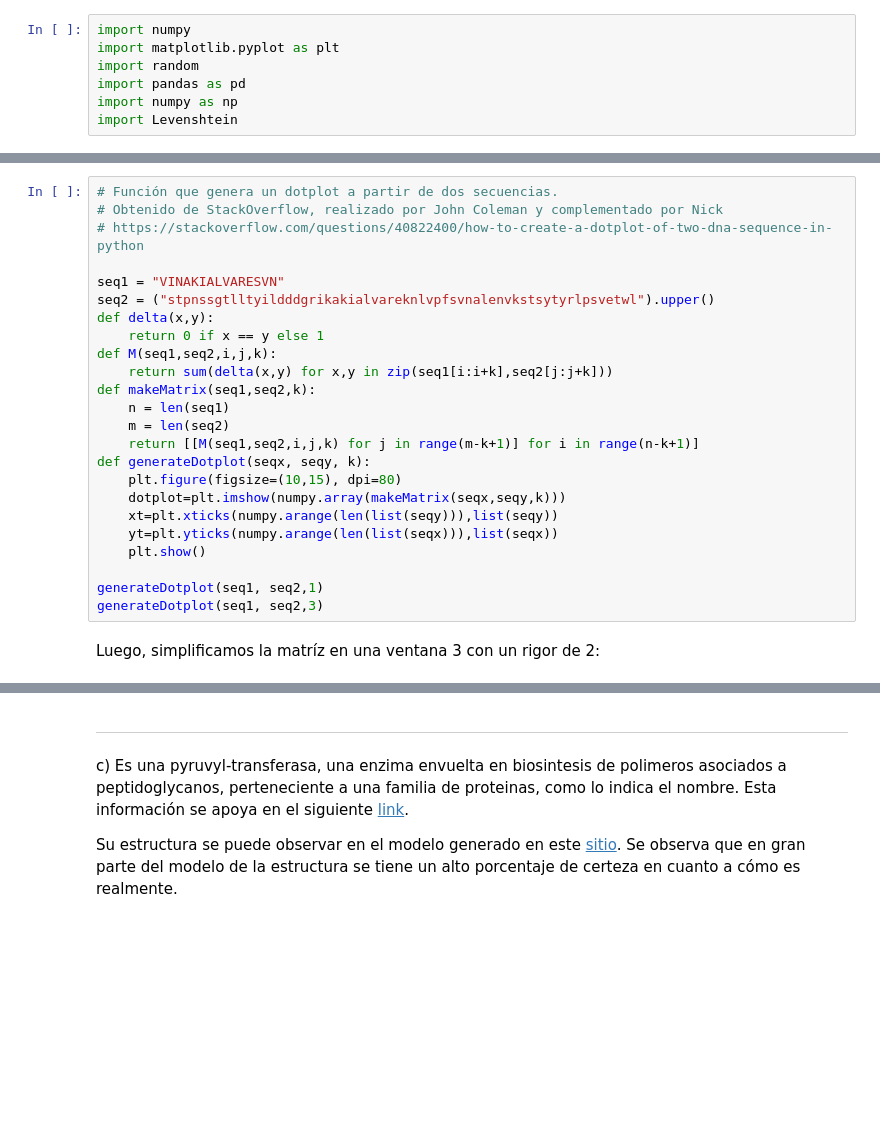
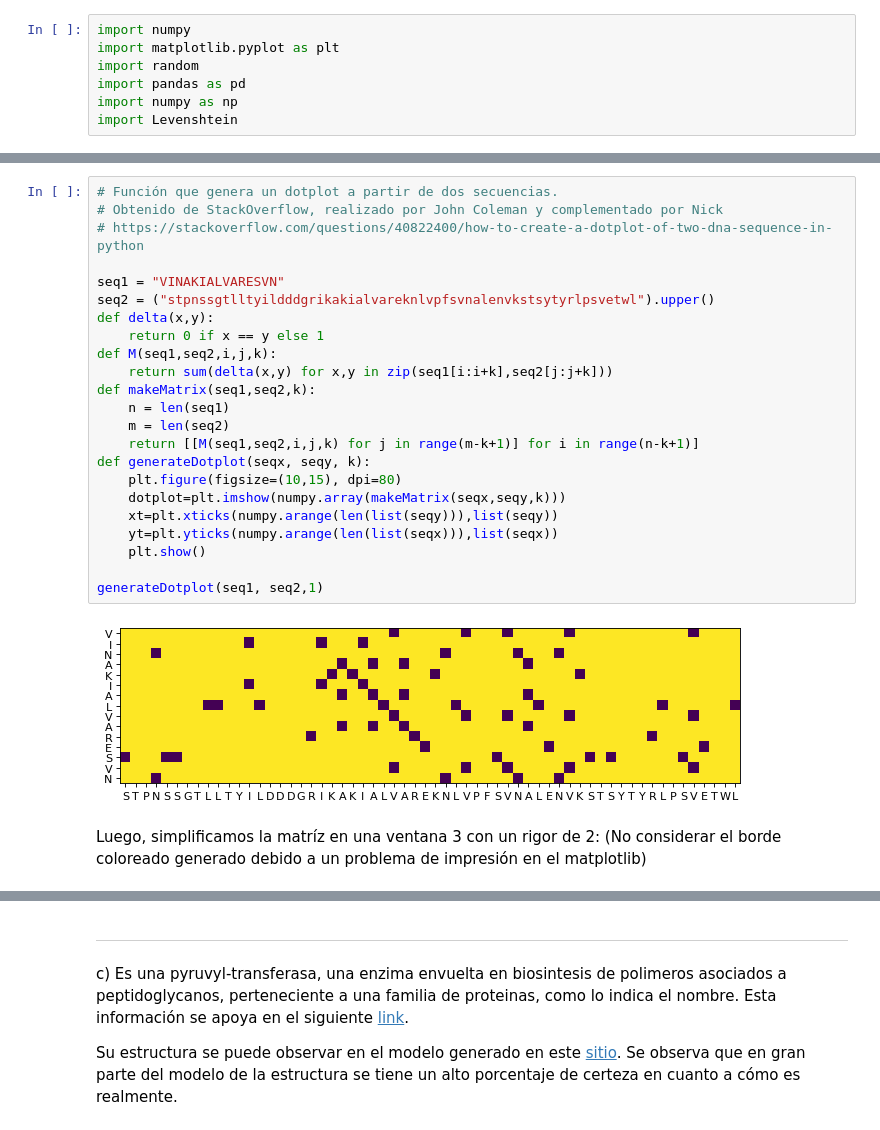
Before and after one commit to MaxGGx/Introduccion-a-bioinformatica, a Jupyter notebook: Tarea 1/Tarea_1.ipynb, the cells around one changed output, grey strips where cells are left out. Drawn from its saved outputs; the diff is of its cells as text; blank space fills up the shorter version.

```diff
--- a/Tarea 1/Tarea_1.ipynb
+++ b/Tarea 1/Tarea_1.ipynb
@@ -37,29 +37,31 @@ a) De ello, seleccionando la primera proteína hallada se procede a generar los
 # %%
 # Función que genera un dotplot a partir de dos secuencias.
 # Obtenido de StackOverflow, realizado por John Coleman y complementado por Nick
 # https://stackoverflow.com/questions/40822400/how-to-create-a-dotplot-of-two-dna-sequence-in-python
 
 seq1 = "VINAKIALVARESVN"
 seq2 = ("stpnssgtlltyildddgrikakialvareknlvpfsvnalenvkstsytyrlpsvetwl").upper()
 def delta(x,y):
     return 0 if x == y else 1
 def M(seq1,seq2,i,j,k):
     return sum(delta(x,y) for x,y in zip(seq1[i:i+k],seq2[j:j+k]))
 def makeMatrix(seq1,seq2,k):
     n = len(seq1)
     m = len(seq2)
     return [[M(seq1,seq2,i,j,k) for j in range(m-k+1)] for i in range(n-k+1)]
 def generateDotplot(seqx, seqy, k):
     plt.figure(figsize=(10,15), dpi=80)
     dotplot=plt.imshow(numpy.array(makeMatrix(seqx,seqy,k)))
     xt=plt.xticks(numpy.arange(len(list(seqy))),list(seqy))
     yt=plt.yticks(numpy.arange(len(list(seqx))),list(seqx))
     plt.show()
 
 generateDotplot(seq1, seq2,1)
-generateDotplot(seq1, seq2,3)
+# %% [output]
+[figure, added]
 # %% [markdown]
 Luego, simplificamos la matríz en una ventana 3 con un rigor de 2:
+(No considerar el borde coloreado generado debido a un problema de impresión en el matplotlib)
 # %%
 def window3(seq1,seq2):
     matrix = makeMatrix(seq1,seq2,1)
```
Also changed, not shown: parts of 1 cell of this notebook, 2 other files.
